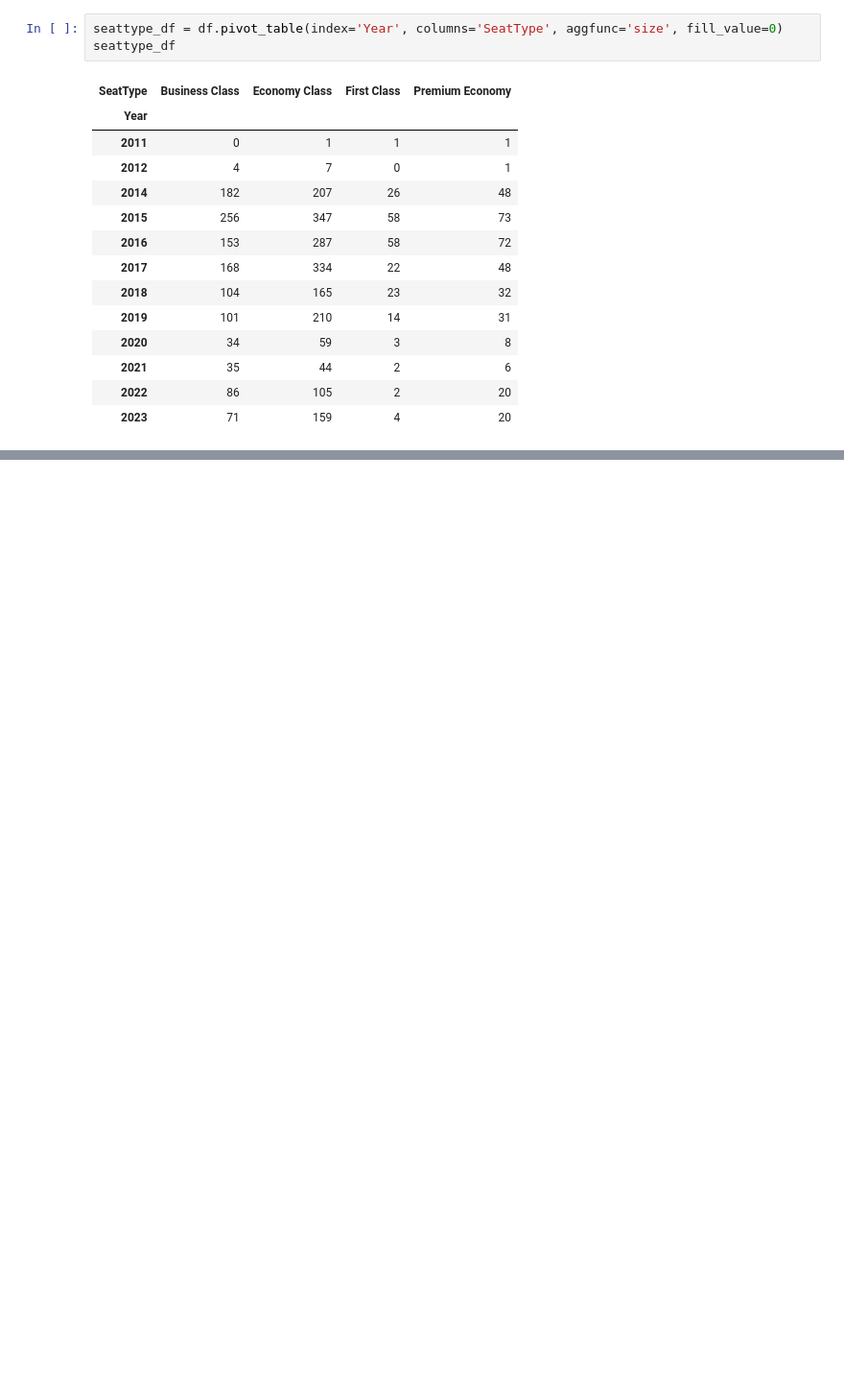
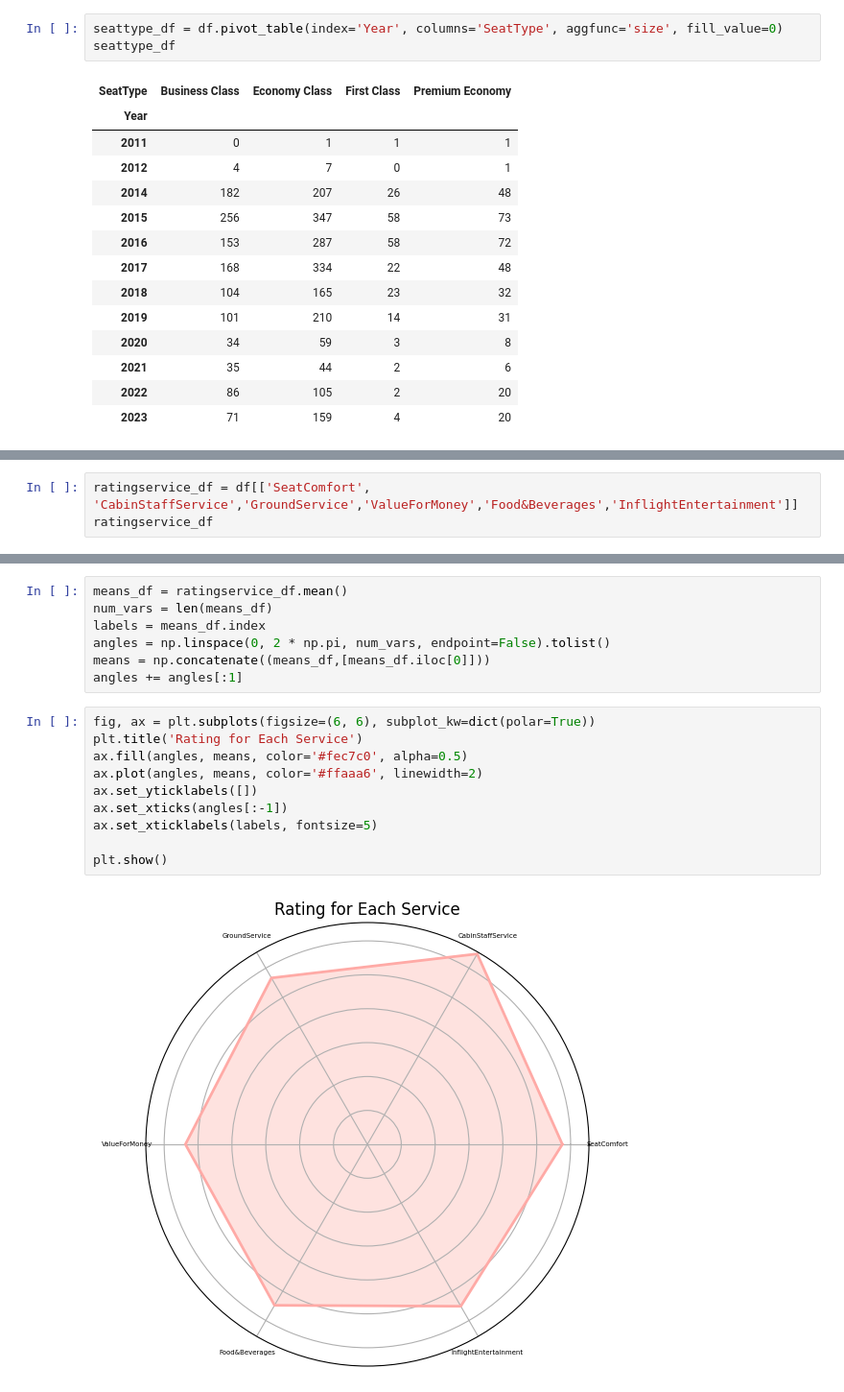
Before and after one commit to kienlqd1234/DataVisualization_Lab01, a Jupyter notebook: EDA.ipynb, the cells around one changed output, grey strips where cells are left out. Shown: that part at 96% size. Saved outputs shown, nothing was run; the diff lists cells and outputs as text; blank space fills up the shorter version.

```diff
--- a/EDA.ipynb
+++ b/EDA.ipynb
@@ -105,0 +94,3 @@ plt.legend(title='Type of Traveler', loc='upper right')
+# %%
+ratingservice_df = df[['SeatComfort', 'CabinStaffService','GroundService','ValueForMoney','Food&Beverages','InflightEntertainment']]
+ratingservice_df
@@ -105,0 +111,19 @@ plt.legend(title='Type of Traveler', loc='upper right')
+# %%
+means_df = ratingservice_df.mean()
+num_vars = len(means_df)
+labels = means_df.index
+angles = np.linspace(0, 2 * np.pi, num_vars, endpoint=False).tolist()
+means = np.concatenate((means_df,[means_df.iloc[0]]))
+angles += angles[:1]
+# %%
+fig, ax = plt.subplots(figsize=(6, 6), subplot_kw=dict(polar=True))
+plt.title('Rating for Each Service')
+ax.fill(angles, means, color='#fec7c0', alpha=0.5)
+ax.plot(angles, means, color='#ffaaa6', linewidth=2)
+ax.set_yticklabels([])
+ax.set_xticks(angles[:-1])
+ax.set_xticklabels(labels, fontsize=5)
+
+plt.show()
+# %% [output]
+[figure, added]
```
Also changed, not shown: parts of 7 cells of this notebook.
